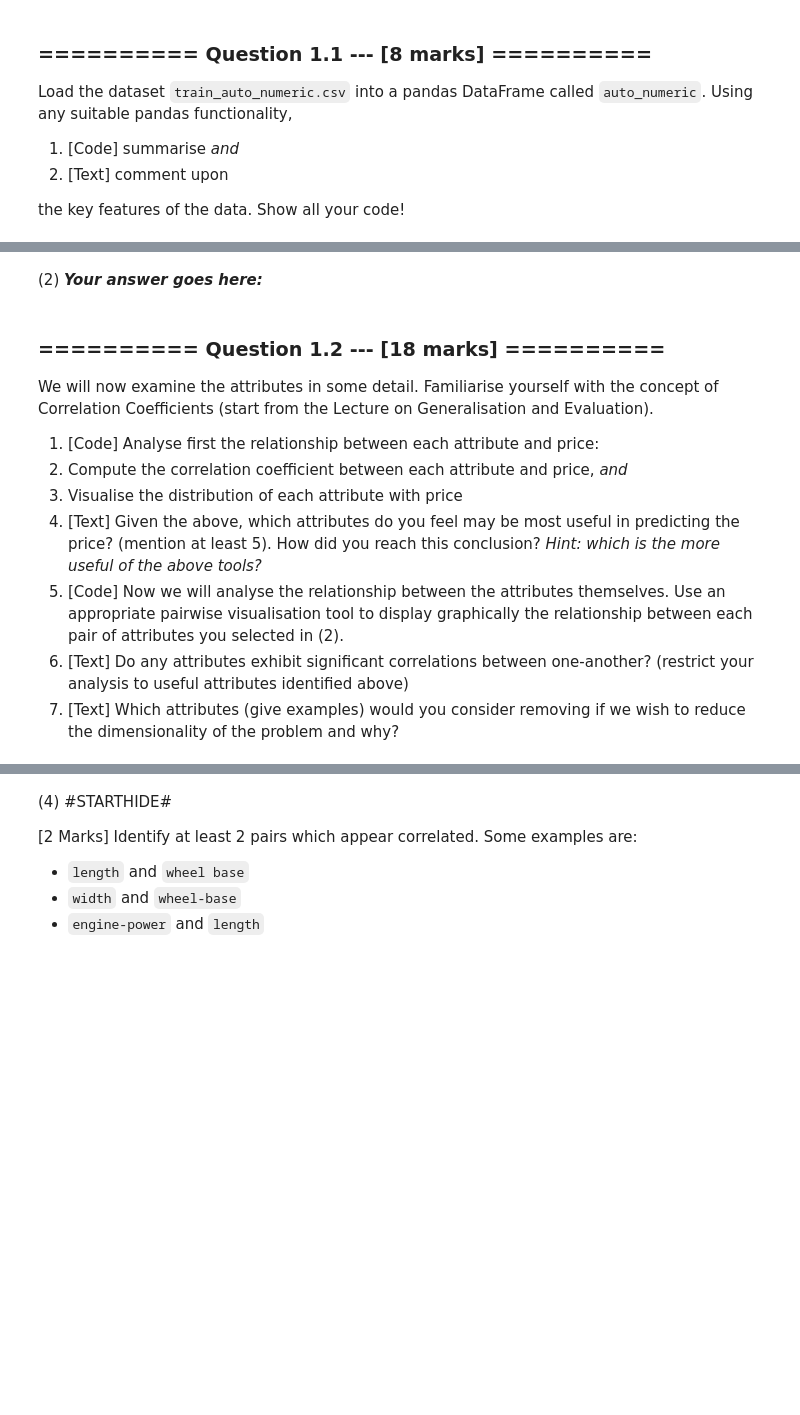
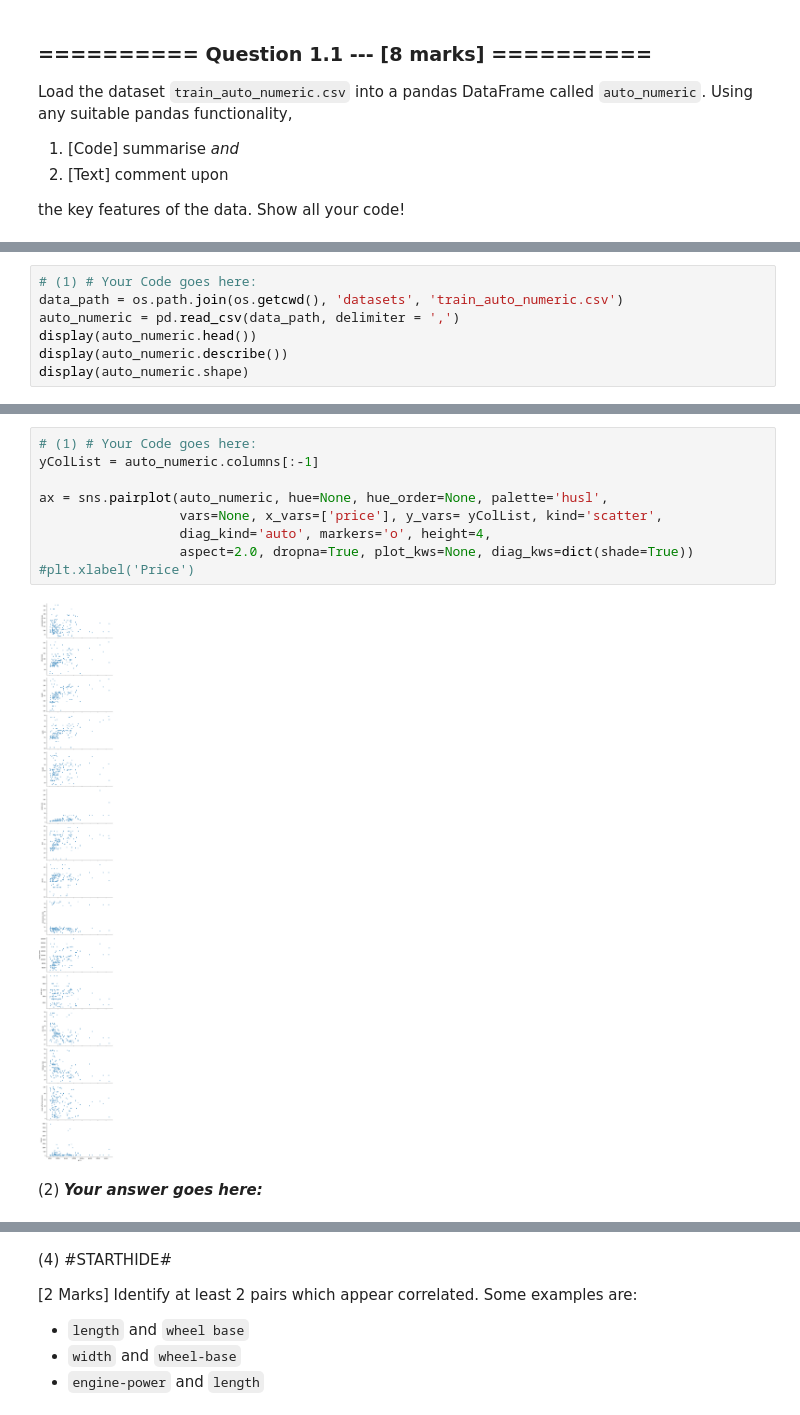
Before and after one commit to ishanparikh/IAML2018, a Jupyter notebook: Assignments/02_LinearRegression.ipynb, the cells around one changed output, grey strips where cells are left out. Saved outputs shown, nothing was run; the diff lists cells and outputs as text; blank space fills up the shorter version.

```diff
--- a/Assignments/02_LinearRegression.ipynb
+++ b/Assignments/02_LinearRegression.ipynb
@@ -125,0 +135,7 @@ the key features of the data. Show all your code!
+# %%
+# (1) # Your Code goes here:
+data_path = os.path.join(os.getcwd(), 'datasets', 'train_auto_numeric.csv')
+auto_numeric = pd.read_csv(data_path, delimiter = ',')
+display(auto_numeric.head())
+display(auto_numeric.describe())
+display(auto_numeric.shape)
@@ -126,15 +174,14 @@ the key features of the data. Show all your code!
+# %%
+# (1) # Your Code goes here:
+yColList = auto_numeric.columns[:-1]
+
+ax = sns.pairplot(auto_numeric, hue=None, hue_order=None, palette='husl',
+                  vars=None, x_vars=['price'], y_vars= yColList, kind='scatter',
+                  diag_kind='auto', markers='o', height=4,
+                  aspect=2.0, dropna=True, plot_kws=None, diag_kws=dict(shade=True))
+#plt.xlabel('Price')
+# %% [output]
+[figure, added]
 # %% [markdown]
 (2) ***Your answer goes here:***
-# %% [markdown]
-### ========== Question 1.2 --- [18 marks] ==========
-
-We will now examine the attributes in some detail. Familiarise yourself with the concept of Correlation Coefficients (start from the Lecture on Generalisation and Evaluation).
-
-1. [Code] Analyse first the relationship between each attribute and price:
-  1. Compute the correlation coefficient between each attribute and price, *and*
-  1. Visualise the distribution of each attribute with price
-1. [Text] Given the above, which attributes do you feel may be most useful in predicting the price? (mention at least 5). How did you reach this conclusion? *Hint: which is the more useful of the above tools?*
-1. [Code] Now we will analyse the relationship between the attributes themselves. Use an appropriate pairwise visualisation tool to display graphically the relationship between each pair of attributes you selected in (2).
-1. [Text] Do any attributes exhibit significant correlations between one-another? (restrict your analysis to useful attributes identified above)
-1. [Text] Which attributes (give examples) would you consider removing if we wish to reduce the dimensionality of the problem and why?
 # %%
```
Also changed, not shown: parts of 11 cells of this notebook, 2 other files.
